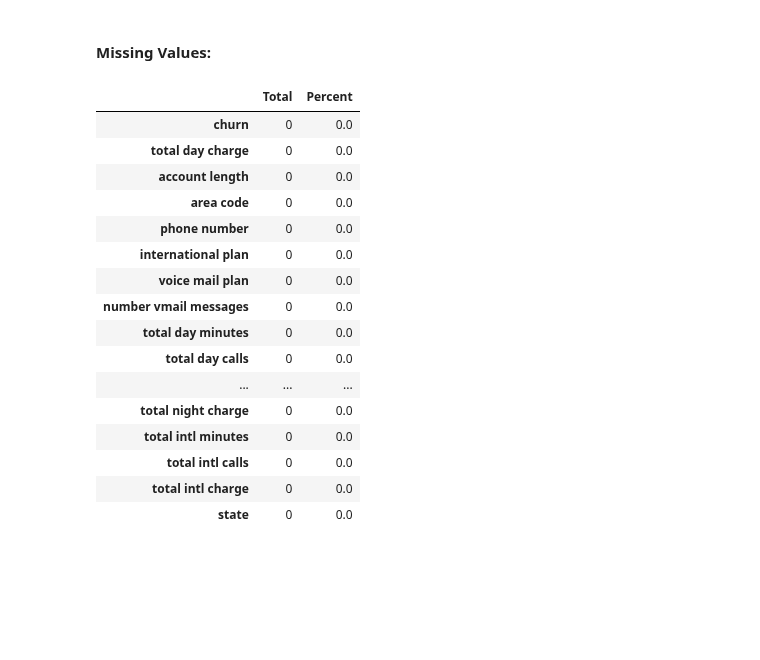
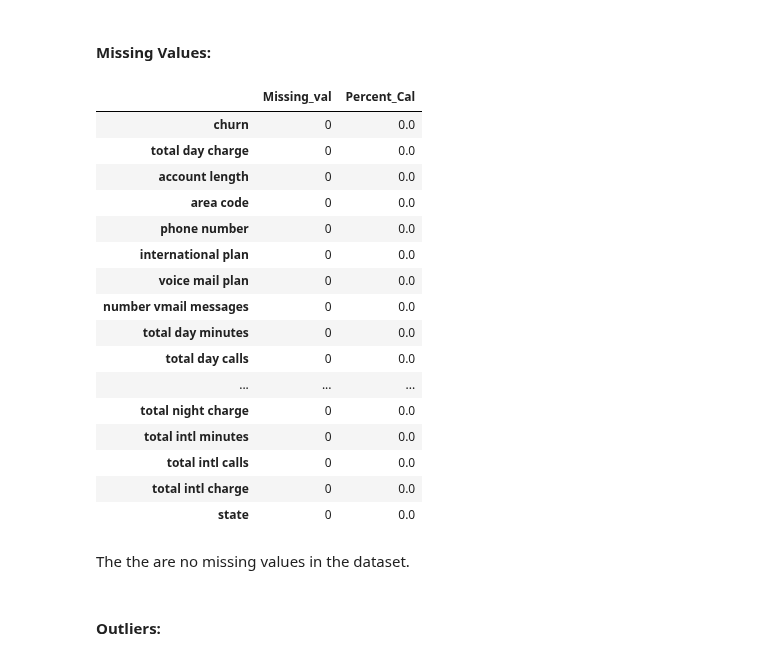
Before and after one commit to ThomasOkiwi/Phase-Three-Final-Project, a Jupyter notebook: index.ipynb, the cells around one changed output. Cells and saved outputs as stored; diff of their text form; code cells hidden in the pictures; blank space fills up the shorter version.

```diff
--- a/index.ipynb
+++ b/index.ipynb
@@ -197,14 +197,13 @@ plt.show()
 # %%
 Missing_val=df.isnull().sum().sort_values(ascending=False)#This determines how many missing values in each column then sum all the
                                                     # missing values in each column.
 
 Percent_Cal=((df.isnull().sum()/df.isnull().count())*100).sort_values(ascending=False)#This arranges the values in descending order with
 
-missing_data=pd.concat([Missing_val,Percent_Cal],axis=1,keys=['Total','Percent_Cal'])#combining tatal and percentage into a new
-                                                                    #DataFrame called missing_data
-missing_data
+Combined=pd.concat([Missing_val,Percent_Cal],axis=1,keys=['Missing_val','Percent_Cal'])#combining tatal and percentage into a new
+Combined
 # %% [output]
-|  | Total | Percent |
+|  | Missing_val | Percent_Cal |
 | churn | 0 | 0.0 |
 | total day charge | 0 | 0.0 |
 | account length | 0 | 0.0 |
@@ -221,3 +220,7 @@ missing_data
 | total intl calls | 0 | 0.0 |
 | total intl charge | 0 | 0.0 |
 | state | 0 | 0.0 |
+# %% [markdown]
+The the are no missing values in the dataset.
+# %% [markdown]
+####  Outliers:
```
Also changed, not shown: parts of 25 cells of this notebook.
